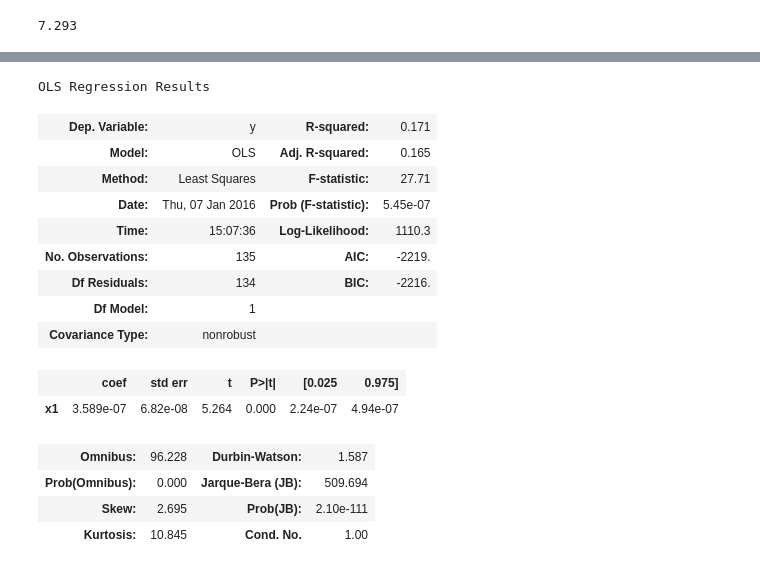
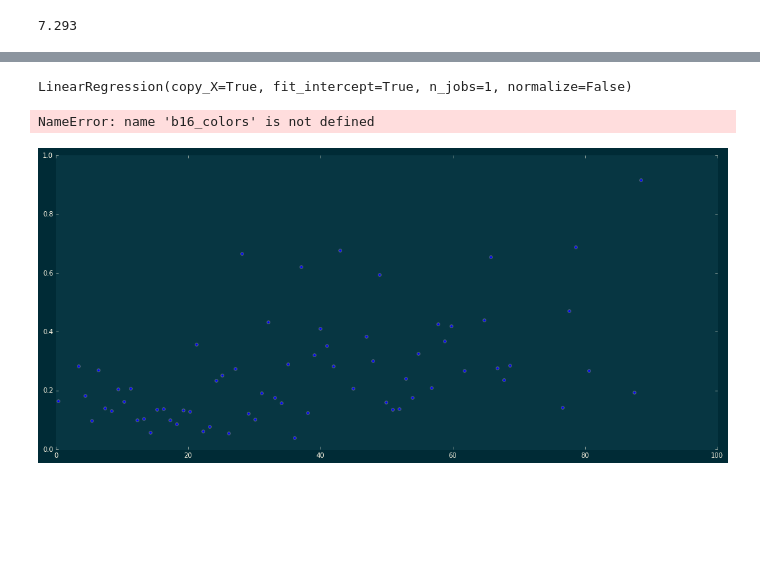
Before and after one commit to drschwenk/mixedCompany, a Jupyter notebook: null_model_test.ipynb, the cells around one changed output, grey strips where cells are left out. Saved outputs shown, nothing was run; the diff lists cells and outputs as text; code cells hidden in the pictures; blank space fills up the shorter version.

Commit message:
Null model verification nb

```diff
--- a/null_model_test.ipynb
+++ b/null_model_test.ipynb
@@ -176,3 +164,5 @@ def compute_bin_center(bin_id):
 # %%
 bd = {compute_bin_center(k):v for k,v in bin_fracts.iteritems()}
 ordered_bins = sorted(bd.items(), key=lambda t: t[0])
+
+ordered_bins= [(ob[0], ob[1]/0.0001) for ob in ordered_bins if ob[1]>0]
@@ -192,5 +169,7 @@ ordered_bins[:10]
 # %%
-xns = [i[0] for i in ordered_bins]
-yb = [i[1] for i in ordered_bins]
-plt.scatter(xns, yb)
-plt.ylim((0, 1*10**(-4)))
+xns = [i[0] for i in ordered_bins][:70]
+yb = [i[1] for i in ordered_bins][:70]
+
+lin_reg = OLS(np.array(yb).reshape(-1,1), np.array(xns).reshape(-1,1))
+results = lin_reg.fit()
+results.summary()
@@ -200,21 +176,18 @@ plt.ylim((0, 1*10**(-4)))
-# %%
-lin_reg = OLS(yb, xns)
-results = lin_reg.fit()
-results.summary()
-# %% [output]
-OLS Regression Results
-| Dep. Variable: | y | R-squared: | 0.171 |
-| Model: | OLS | Adj. R-squared: | 0.165 |
-| Method: | Least Squares | F-statistic: | 27.71 |
-| Date: | Thu, 07 Jan 2016 | Prob (F-statistic): | 5.45e-07 |
-| Time: | 15:07:36 | Log-Likelihood: | 1110.3 |
-| No. Observations: | 135 | AIC: | -2219. |
-| Df Residuals: | 134 | BIC: | -2216. |
-| Df Model: | 1 |  |  |
-| Covariance Type: | nonrobust |  |  |
-|  | coef | std err | t | P>|t| | [0.025 | 0.975] |
-| x1 | 3.589e-07 | 6.82e-08 | 5.264 | 0.000 | 2.24e-07 | 4.94e-07 |
-| Omnibus: | 96.228 | Durbin-Watson: | 1.587 |
-| Prob(Omnibus): | 0.000 | Jarque-Bera (JB): | 509.694 |
-| Skew: | 2.695 | Prob(JB): | 2.10e-111 |
-| Kurtosis: | 10.845 | Cond. No. | 1.00 |
+# %%
+lin_mod = LinearRegression()
+lin_mod.fit(np.array(xns).reshape(-1,1), np.array(yb))
+# %% [output]
+LinearRegression(copy_X=True, fit_intercept=True, n_jobs=1, normalize=False)
+# %%
+plt.scatter(xns, yb)
+plt.xlim((0,100))
+plt.ylim((0, 1))
+plt.plot(xns, lin_mod.predict(np.array(xns).reshape(-1,1)), color=b16_colors.r,alpha=0.9, linewidth=5.0)
+plt.title('Ingredient Coocurrences', fontsize=50, verticalalignment='bottom')
+plt.ylabel("Fraction of pairs extant", fontsize=30, labelpad=15)
+plt.xlabel("Number of shared flavor compounds", fontsize=30, labelpad=10)
+plt.tick_params(axis='x', which='major', labelsize=20)
+plt.tick_params(axis='y', which='major', labelsize=20)
+# %% [output]
+NameError: name 'b16_colors' is not defined
+[figure, added]
```
Also changed, not shown: parts of 10 cells of this notebook, 2 other files.
